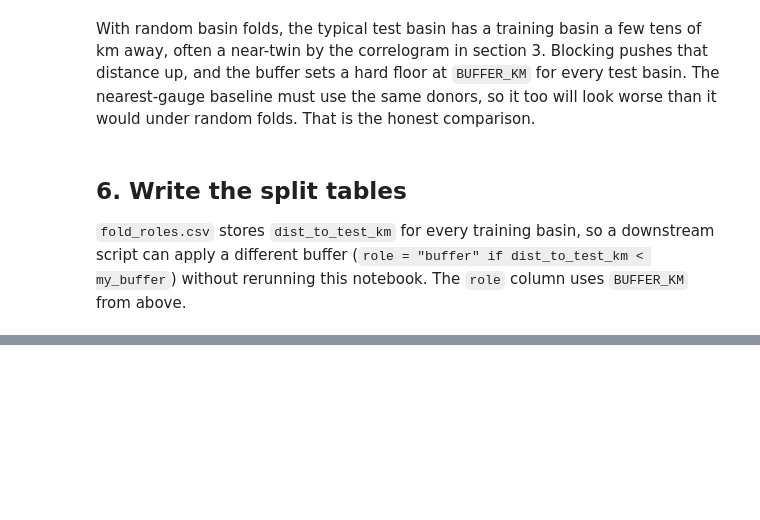
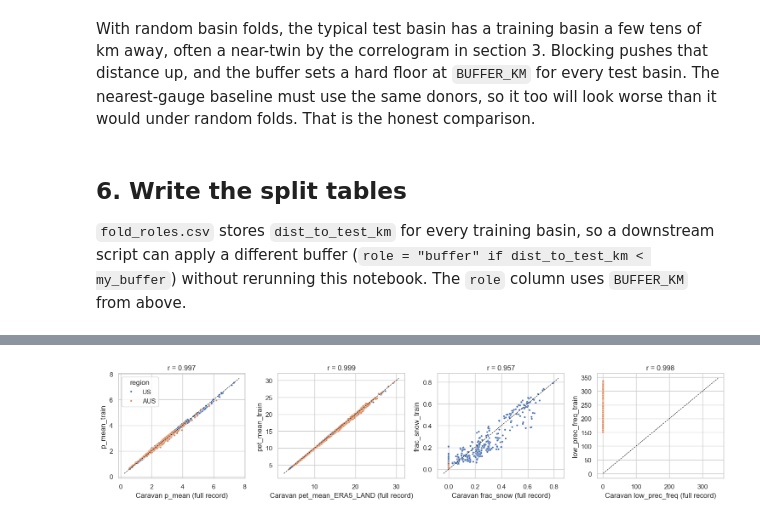
Before and after one commit to samussiah/data780-group-project, a Jupyter notebook: notebooks/02_preprocessing.ipynb, the cells around one changed output, grey strips where cells are left out. Drawn from its saved outputs; the diff is of its cells as text; code cells hidden in the pictures; blank space fills up the shorter version.

```diff
--- a/notebooks/02_preprocessing.ipynb
+++ b/notebooks/02_preprocessing.ipynb
@@ -464,0 +508,32 @@ data\processed\splits\fold_roles.csv  (198 KB)
+# %%
+FLOW_DERIVED = {
+    "dis_m3_pmn": "modelled discharge (WaterGAP): lowest monthly mean at pour point",
+    "dis_m3_pmx": "modelled discharge (WaterGAP): highest monthly mean at pour point",
+    "dis_m3_pyr": "modelled discharge (WaterGAP): annual mean at pour point",
+    "run_mm_syr": "modelled land-surface runoff",
+    "ria_ha_usu": "river area, derived from modelled discharge",
+    "riv_tc_usu": "river volume, derived from modelled discharge",
+    "dor_pc_pva": "degree of regulation: reservoir volume relative to modelled discharge",
+}
+CARAVAN_CLIMATE = [
+    "p_mean", "pet_mean_ERA5_LAND", "pet_mean_FAO_PM", "aridity_ERA5_LAND", "aridity_FAO_PM",
+    "frac_snow", "high_prec_freq", "high_prec_dur", "low_prec_freq", "low_prec_dur",
+    "moisture_index_ERA5_LAND", "moisture_index_FAO_PM", "seasonality_ERA5_LAND", "seasonality_FAO_PM",
+]
+METADATA_SRC = ["gauge_name", "country", "gauge_lat", "gauge_lon", "area", "area_fraction_used_for_aggregation", "subset"]
+
+raw = attrs.loc[basins.index]
+categorical = sorted(c for c in raw.columns if c.endswith("_cl_smj"))
+candidates = [c for c in raw.columns if c not in set(FLOW_DERIVED) | set(CARAVAN_CLIMATE) | set(METADATA_SRC) | set(categorical)]
+constant = sorted(c for c in candidates if raw[c].nunique() <= 1)
+hydroatlas_numeric = sorted(c for c in candidates if c not in constant)
+
+excluded = {
+    **FLOW_DERIVED,
+    **{c: "computed over the full record incl. test years; see *_train replacements" for c in CARAVAN_CLIMATE},
+    **{c: "constant across all US and AUS basins" for c in constant},
+}
+print(f"HydroATLAS numeric features: {len(hydroatlas_numeric)}")
+print(f"categorical features: {len(categorical)}")
+print(f"excluded: {len(FLOW_DERIVED)} flow-derived, {len(CARAVAN_CLIMATE)} full-record climate, {len(constant)} constant")
+print("constant columns:", constant)
@@ -464,0 +607,14 @@ data\processed\splits\fold_roles.csv  (198 KB)
+# %%
+# Sanity check: training-period indices should track Caravan's full-record versions closely
+pairs_check = [("p_mean_train", "p_mean"), ("pet_mean_train", "pet_mean_ERA5_LAND"),
+               ("frac_snow_train", "frac_snow"), ("low_prec_freq_train", "low_prec_freq")]
+fig, axes = plt.subplots(1, len(pairs_check), figsize=(15, 3.5))
+for ax, (ours, theirs) in zip(axes, pairs_check):
+    sns.scatterplot(x=raw[theirs], y=clim[ours], hue=basins["region"], s=10, ax=ax, legend=ax is axes[0])
+    lim = [min(ax.get_xlim()[0], ax.get_ylim()[0]), max(ax.get_xlim()[1], ax.get_ylim()[1])]
+    ax.plot(lim, lim, "k--", lw=0.8)
+    r = np.corrcoef(raw[theirs], clim[ours])[0, 1]
+    ax.set(xlabel=f"Caravan {theirs} (full record)", ylabel=ours, title=f"r = {r:.3f}")
+plt.tight_layout()
+# %% [output]
+[figure, added]
```
Also changed, not shown: parts of 17 cells of this notebook, 5 other files.
